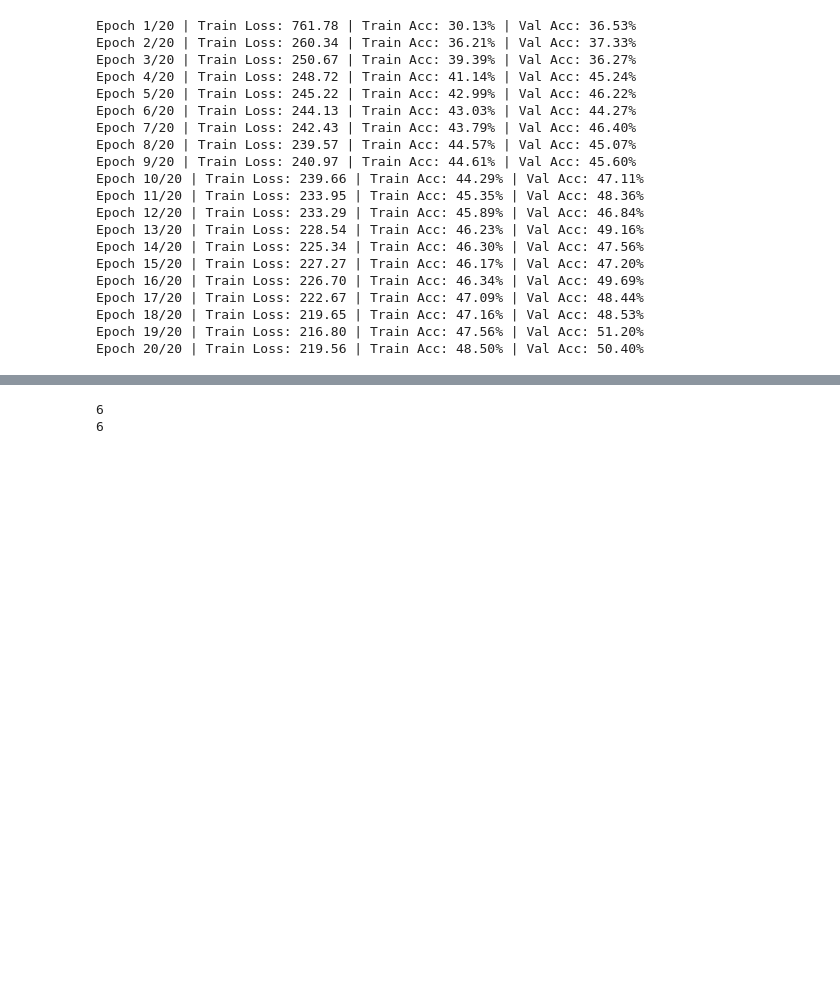
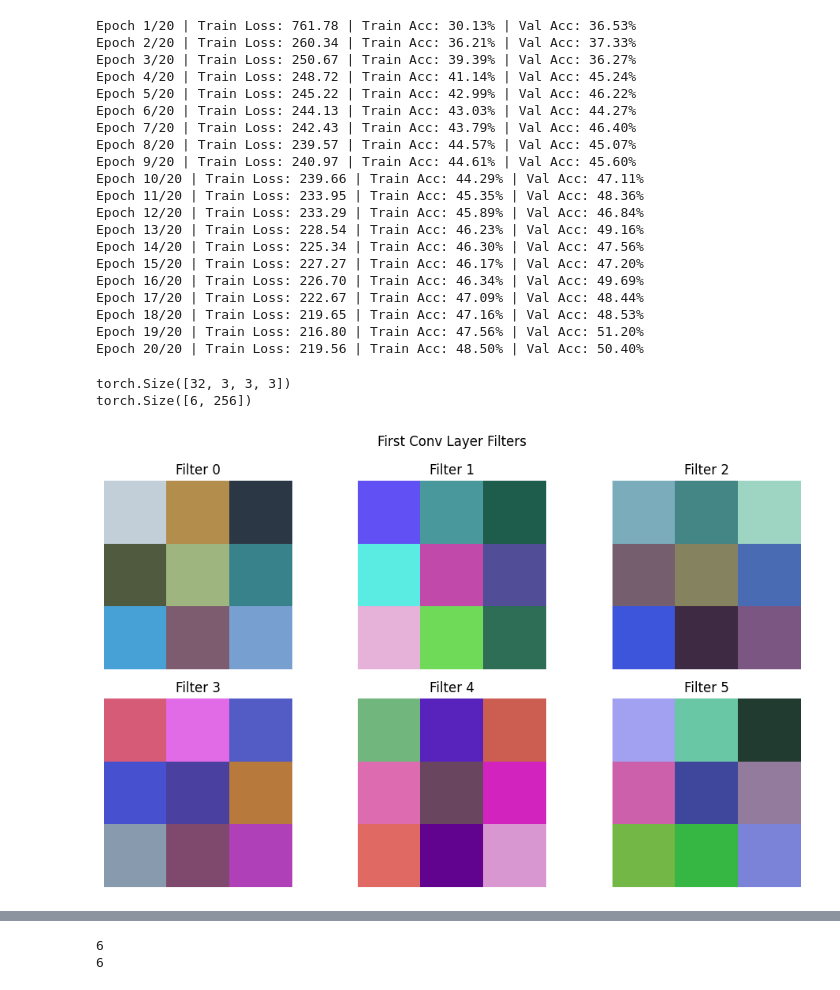
Before and after one commit to skozub25/Waste-Classification, a Jupyter notebook: wasteclassification_hunter.ipynb, the cells around one changed output, grey strips where cells are left out. Drawn from its saved outputs; the diff is of its cells as text; code cells hidden in the pictures; blank space fills up the shorter version.

```diff
--- a/wasteclassification_hunter.ipynb
+++ b/wasteclassification_hunter.ipynb
@@ -351,3 +459,40 @@ Epoch 17/20 | Train Loss: 222.67 | Train Acc: 47.09% | Val Acc: 48.44%
 Epoch 18/20 | Train Loss: 219.65 | Train Acc: 47.16% | Val Acc: 48.53%
 Epoch 19/20 | Train Loss: 216.80 | Train Acc: 47.56% | Val Acc: 51.20%
 Epoch 20/20 | Train Loss: 219.56 | Train Acc: 48.50% | Val Acc: 50.40%
+# %%
+# Get weights of first conv layer
+first_layer_weights = model.conv1.weight.data
+print(first_layer_weights.shape)  # (32, 3, 3, 3)
+
+# View weights of the last linear layer
+print(model.fc2.weight.data.shape)  # (num_classes, 256)
+# %% [output]
+torch.Size([32, 3, 3, 3])
+torch.Size([6, 256])
+# %%
+import matplotlib.pyplot as plt
+
+# Get weights from the first conv layer (shape: [out_channels, in_channels, H, W])
+weights = model.conv1.weight.data.cpu()
+
+# Normalize weights for visualization
+weights_min = weights.min()
+weights_max = weights.max()
+weights = (weights - weights_min) / (weights_max - weights_min)
+
+# Plot the first 6 filters (you can increase this)
+fig, axes = plt.subplots(2, 3, figsize=(10, 6))
+for i, ax in enumerate(axes.flat):
+    if i >= weights.shape[0]:
+        break
+    # Select RGB channels and move channels to last dim (for matplotlib)
+    img = weights[i].permute(1, 2, 0).numpy()
+    ax.imshow(img)
+    ax.set_title(f"Filter {i}")
+    ax.axis("off")
+
+plt.suptitle("First Conv Layer Filters")
+plt.tight_layout()
+plt.show()
+# %% [output]
+[figure, added]
```
Also changed, not shown: parts of 16 cells of this notebook.
